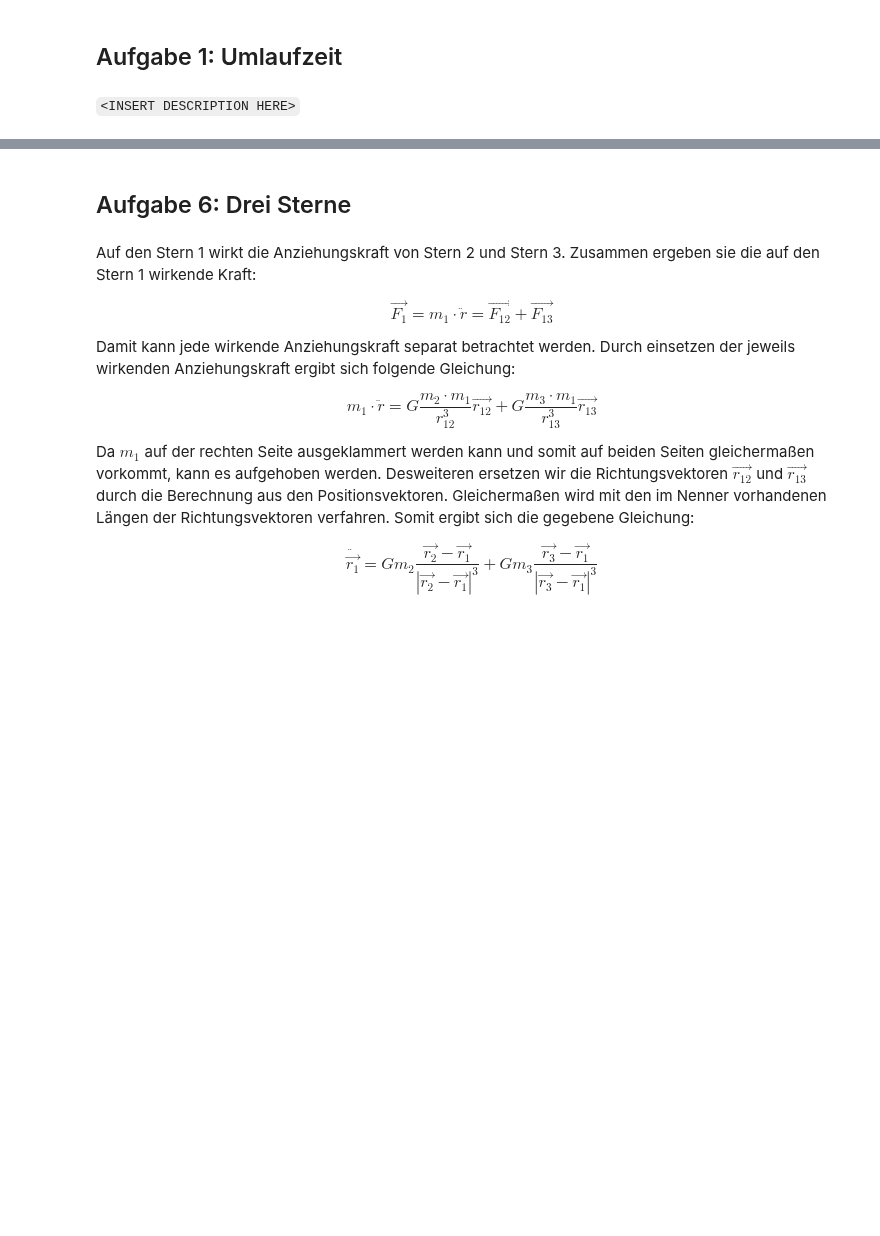
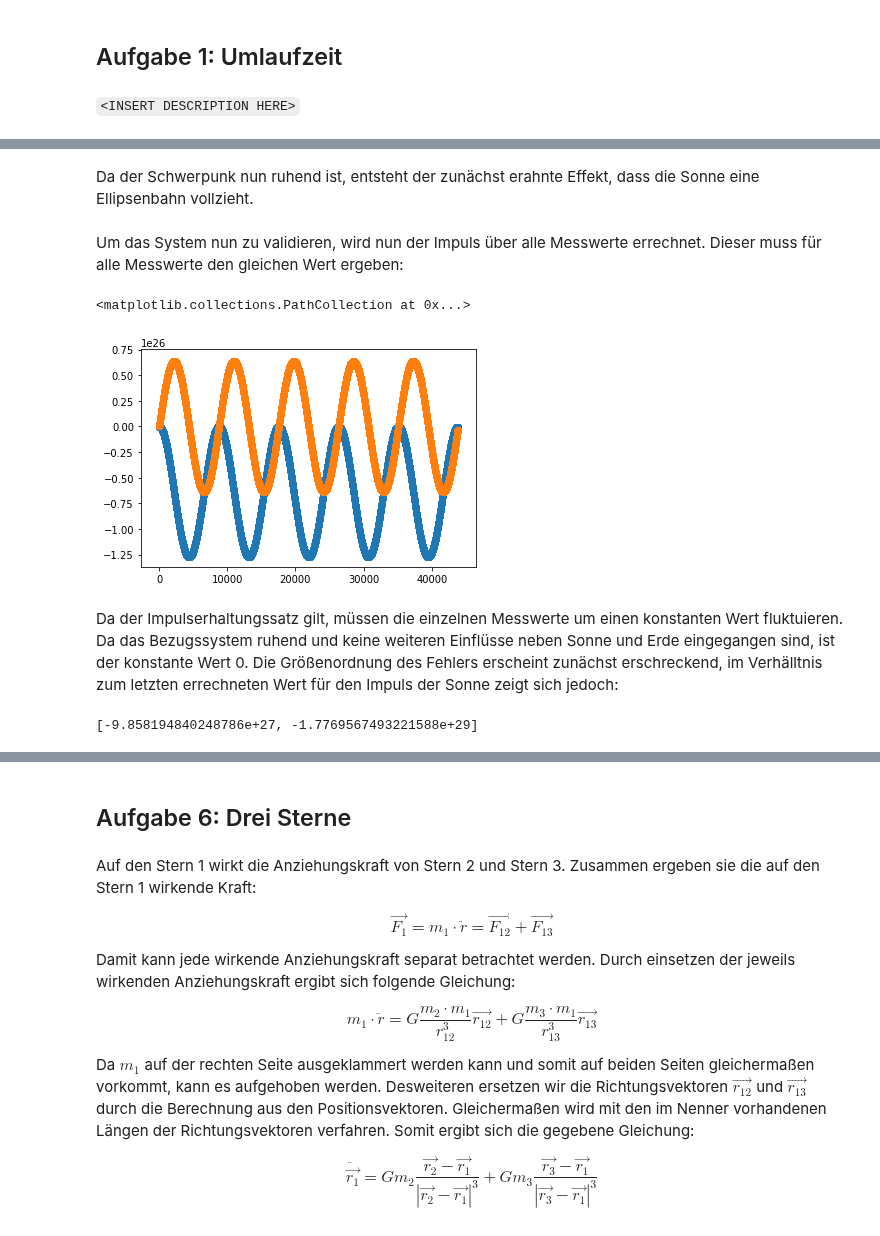
Before and after one commit to darenegade/modellbildung, a Jupyter notebook: Abgabe 2/Abgabe 2.ipynb, the cells around one changed output, grey strips where cells are left out. Drawn from its saved outputs; the diff is of its cells as text; code cells hidden in the pictures; blank space fills up the shorter version.

```diff
--- a/Abgabe 2/Abgabe 2.ipynb
+++ b/Abgabe 2/Abgabe 2.ipynb
@@ -49,0 +160,27 @@ plt.loglog(rmiss, Tmiss, '+')
+# %% [markdown]
+Da der Schwerpunk nun ruhend ist, entsteht der zunächst erahnte Effekt, dass die Sonne eine Ellipsenbahn vollzieht.
+# %% [markdown]
+Um das System nun zu validieren, wird nun der Impuls über alle Messwerte errechnet. Dieser muss für alle Messwerte den gleichen Wert ergeben:
+# %%
+def impuls(masse, geschwindigkeit):
+    return masse * geschwindigkeit
+
+sumImpulseX = []
+sumImpulseY = []
+
+for index in range(0, len(data[0])):
+    sumImpulseX.append(impuls(mErde, data[0][index][2]) + impuls(mSonne, data[1][index][2]))
+    sumImpulseY.append(impuls(mErde, data[0][index][3]) + impuls(mSonne, data[1][index][3]))
+
+plt.scatter(range(0, len(data[0])), sumImpulseX)
+plt.scatter(range(0, len(data[0])), sumImpulseY)
+# %% [output]
+<matplotlib.collections.PathCollection at 0x...>
+[figure, added]
+# %% [markdown]
+Da der Impulserhaltungssatz gilt, müssen die einzelnen Messwerte um einen konstanten Wert fluktuieren. Da das Bezugssystem ruhend und keine weiteren Einflüsse neben Sonne und Erde eingegangen sind, ist der konstante Wert 0.
+Die Größenordnung des Fehlers erscheint zunächst erschreckend, im Verhälltnis zum letzten errechneten Wert für den Impuls der Sonne zeigt sich jedoch:
+# %%
+[impuls(mSonne, data[1][-1][2]), impuls(mSonne, data[1][-1][3])]
+# %% [output]
+[-9.858194840248786e+27, -1.7769567493221588e+29]
```
Also changed, not shown: parts of 36 cells of this notebook, 1 other file.
